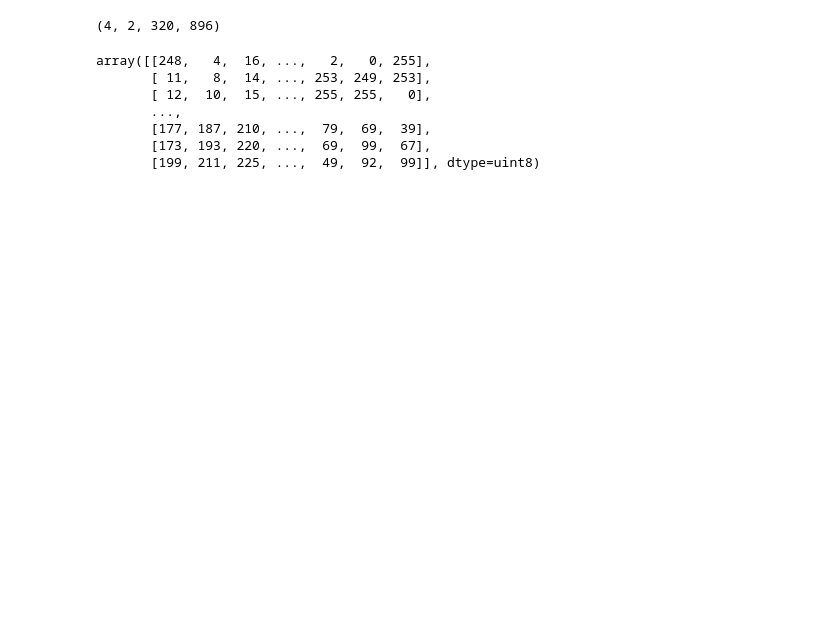
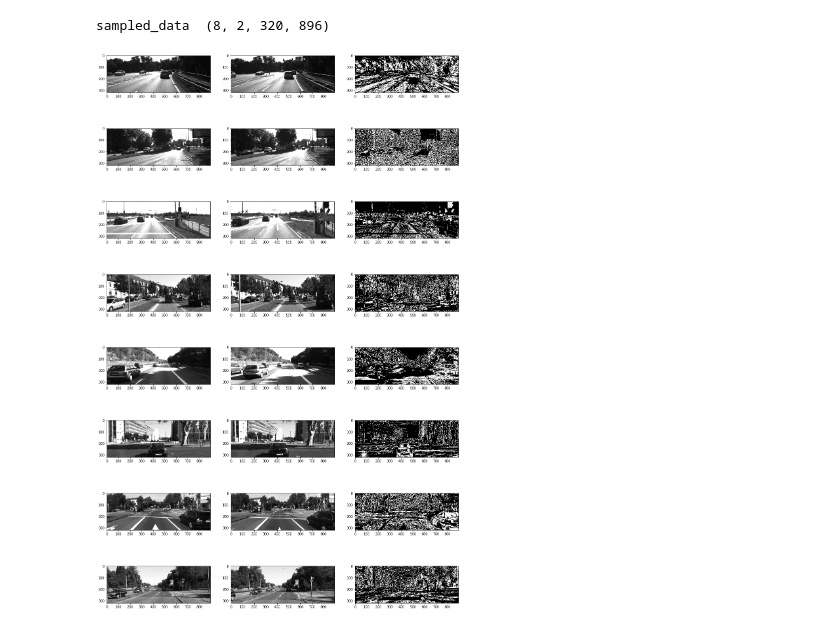
Before and after one commit to akshay-sharma1995/let_it_flow, a Jupyter notebook: src/code_testing.ipynb, the cells around one changed output. Saved outputs shown, nothing was run; the diff lists cells and outputs as text; code cells hidden in the pictures; blank space fills up the shorter version.

Commit message:
some data analysis stuff

```diff
--- a/src/code_testing.ipynb
+++ b/src/code_testing.ipynb
@@ -29,14 +27,41 @@ sampleld
-# %%
-print(sampled_data.shape)
-
-sampled_data[2,0] - sampled_data[2,1]
-# skimage.io.imshow(sampled_data[1,1])
-# %% [output]
-(4, 2, 320, 896)
-array([[248,   4,  16, ...,   2,   0, 255],
-       [ 11,   8,  14, ..., 253, 249, 253],
-       [ 12,  10,  15, ..., 255, 255,   0],
-       ...,
-       [177, 187, 210, ...,  79,  69,  39],
-       [173, 193, 220, ...,  69,  99,  67],
-       [199, 211, 225, ...,  49,  92,  99]], dtype=uint8)
+# %%
+def sample_batch(batch_size=1):
+    sampled_data = []
+    for i_batch, sampled_batch in enumerate(dataloader):
+        if(i_batch==batch_size):
+            break
+        sampled_batch = sampled_batch.numpy()
+#         diff_img = np.abs(sampled_batch[:,0:1] - sampled_batch[:,1:2])
+#         diff_mask = diff_img<=mask_thershold
+#         diff_img = np.multiply(diff_mask, diff_img)
+#         sampled_batch = np.concatenate((sampled_batch, diff_img), axis=1)
+        sampled_data.extend(sampled_batch)
+
+    sampled_data = np.stack(sampled_data,axis=0)
+    print("sampled_data ", sampled_data.shape)
+    return sampled_data
+# %%
+def add_masked_diff(img_batch, mask_threshold=100):
+    diff_img = np.abs(img_batch[:,0:1] - img_batch[:,1:2])
+    diff_mask = diff_img>=mask_threshold
+    diff_img = np.multiply(diff_mask, diff_img)
+    img_batch = np.concatenate((img_batch, diff_img), axis=1)
+    return img_batch
+# %%
+def show_imgs(image_batch):
+    batch_size = image_batch.shape[0]
+    num_per_batch = image_batch.shape[1]
+    f, axs = plt.subplots(batch_size, num_per_batch, figsize=(6.4*num_per_batch, 4.0*batch_size))
+    for batch in range(batch_size):
+        for img_id in range(num_per_batch):
+            axs[batch, img_id].imshow(image_batch[batch, img_id],cmap='gray', vmin=0, vmax=255)
+    plt.show()
+# %%
+sampled_data = sample_batch(2)
+# %% [output]
+sampled_data  (8, 2, 320, 896)
+# %%
+masked_sampled_data = add_masked_diff(sampled_data, mask_threshold=220)
+show_imgs(masked_sampled_data)
+# %% [output]
+[figure, added]
```
Also changed, not shown: parts of 3 cells of this notebook, 6 other files.
